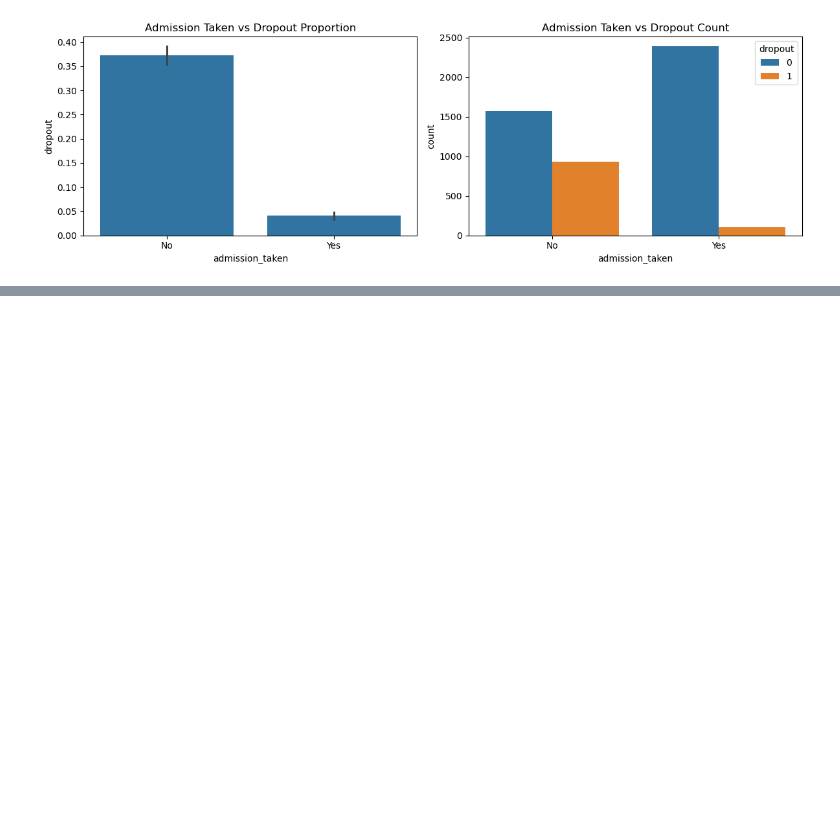
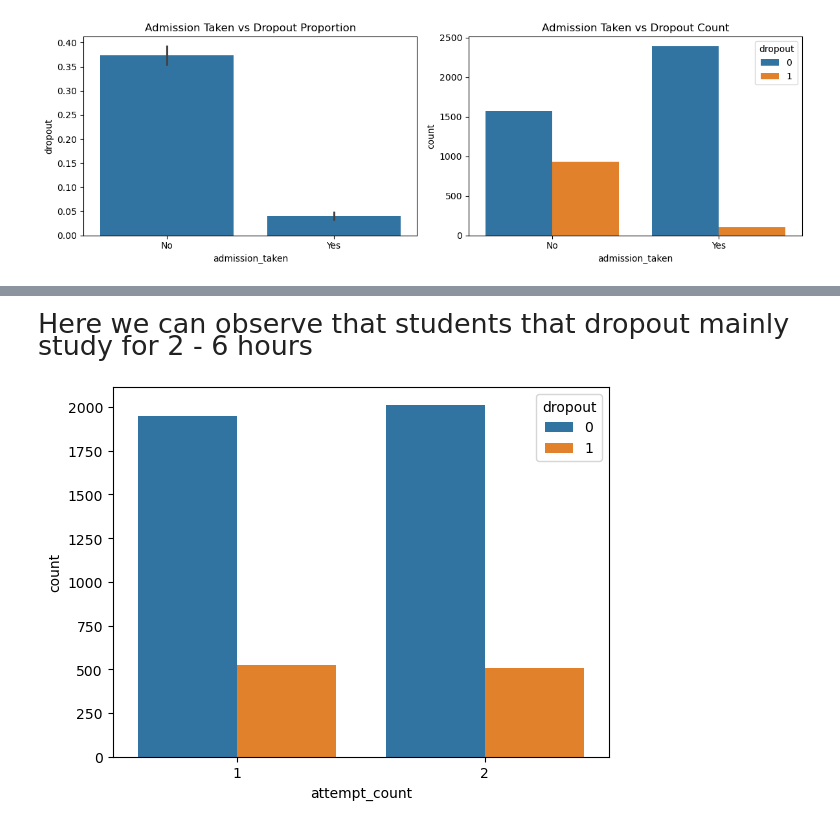
Before and after one commit to Chracker24/JEE_Dropout_ML_Project, a Jupyter notebook: Data Analysis/Exploration.ipynb, the cells around one changed output, grey strips where cells are left out. Saved outputs shown, nothing was run; the diff lists cells and outputs as text; code cells hidden in the pictures; blank space fills up the shorter version.

```diff
--- a/Data Analysis/Exploration.ipynb
+++ b/Data Analysis/Exploration.ipynb
@@ -275,0 +215,9 @@ memory usage: 586.1+ KB
+# %% [markdown]
+<p style="font-size: 27px">
+Here we can observe that students that dropout mainly study for 2 - 6 hours
+</p>
+# %%
+sns.countplot(x="attempt_count",hue="dropout", data=jee)
+plt.show()
+# %% [output]
+[figure, added]
```
Also changed, not shown: parts of 18 cells of this notebook.
